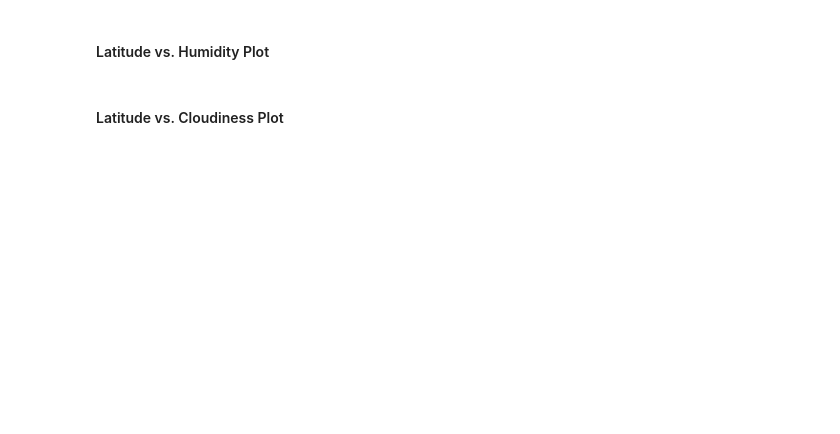
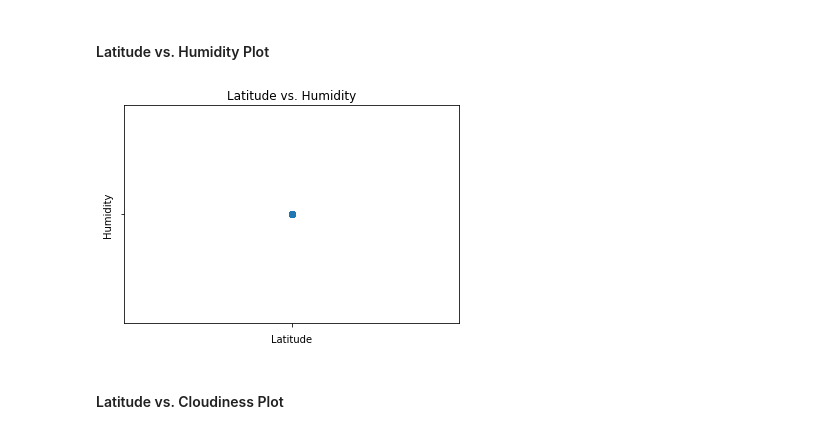
Before and after one commit to kathmorriss/API-Homework, a Jupyter notebook: WeatherPy-Copy1.ipynb, the cells around one changed output. Drawn from its saved outputs; the diff is of its cells as text; code cells hidden in the pictures; blank space fills up the shorter version.

```diff
--- a/WeatherPy-Copy1.ipynb
+++ b/WeatherPy-Copy1.ipynb
@@ -225,13 +223,15 @@ NameError: name 'datetime' is not defined
 # %% [markdown]
 #### Latitude vs. Humidity Plot
 # %%
-plt.scatter(selected_cities["Latitude"],selected_cities["Humidity"], alpha = 0.75)
+plt.scatter(cities_list["Latitude"],cities_list["Humidity"], alpha = 0.75)
 
 plt.title("Latitude vs. Humidity")
 plt.xlabel("Latitude")
 plt.ylabel("Humidity")
 plt.savefig("Humidity.png")
 plt.show()
+# %% [output]
+[figure, added]
 # %% [markdown]
 #### Latitude vs. Cloudiness Plot
 # %%
```
Also changed, not shown: parts of 8 cells of this notebook, 1 other file.
